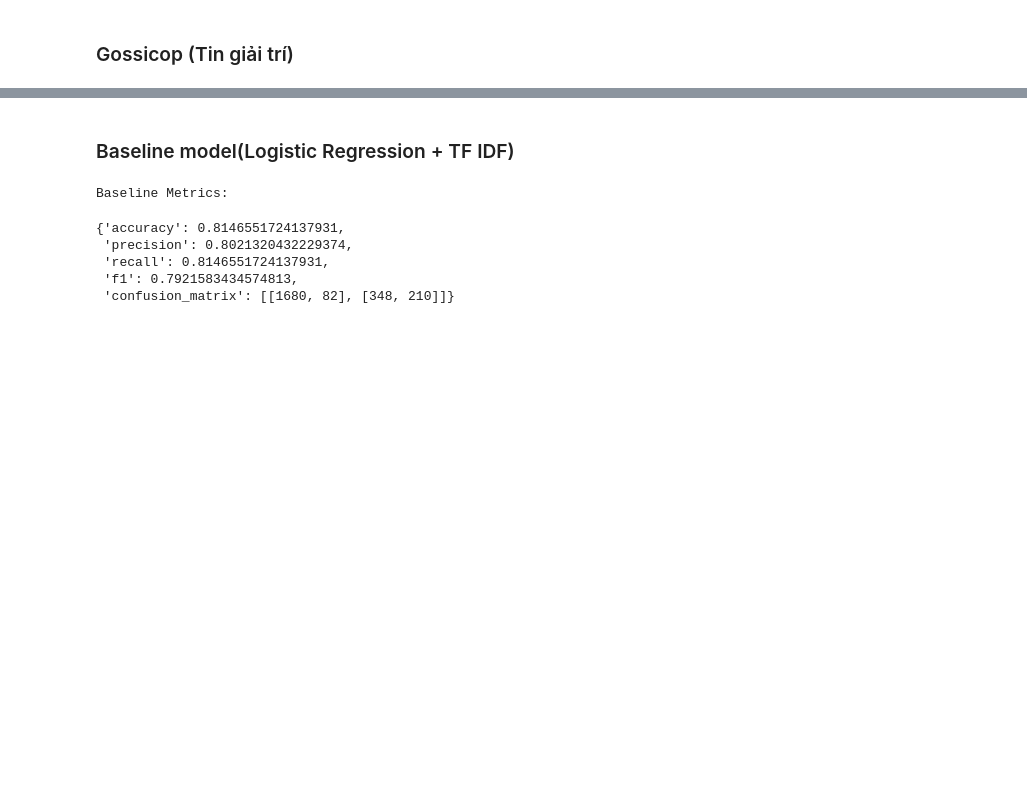
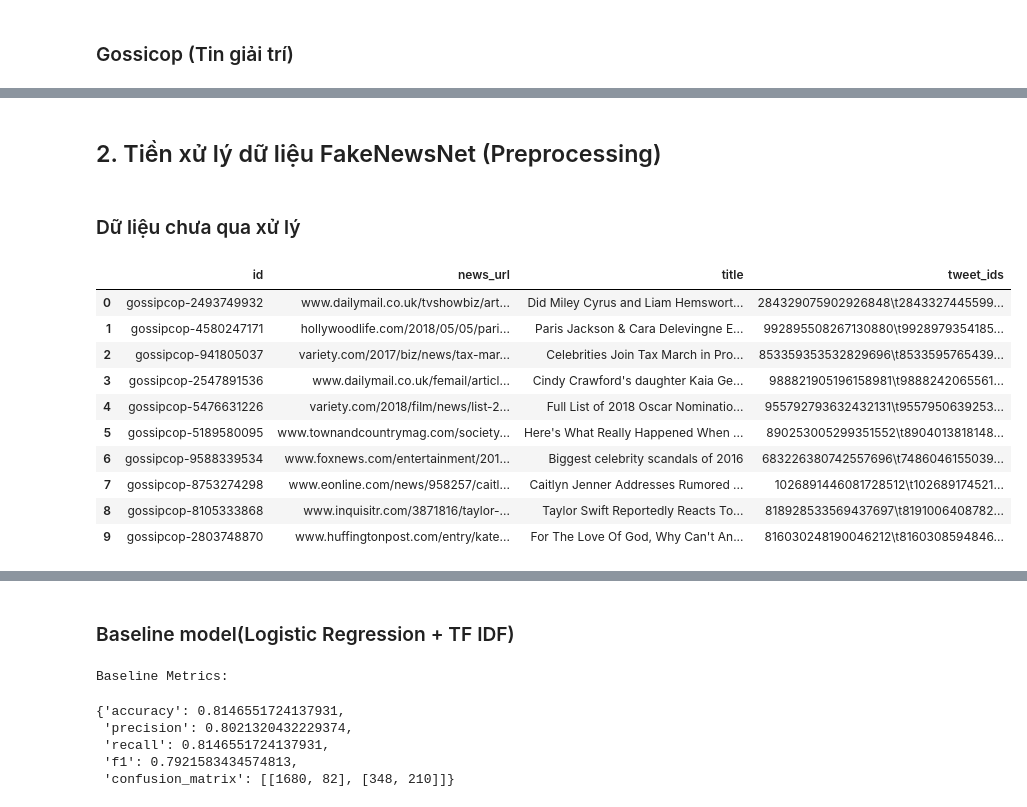
Before and after one commit to hanhut0710/fake_news_project, a Jupyter notebook: main.ipynb, the cells around one changed output, grey strips where cells are left out. Cells and saved outputs as stored; diff of their text form; code cells hidden in the pictures; blank space fills up the shorter version.

```diff
--- a/main.ipynb
+++ b/main.ipynb
@@ -13,15 +13,7 @@
 import pandas as pd
 import numpy as np
 
-df_gossicop = pd.concat([pd.read_csv('data/raw/gossipcop_fake.csv'), pd.read_csv('data/raw/gossipcop_real.csv')])
+goosicop_fake_news = pd.read_csv('data/raw/gossipcop_fake.csv')
 
-gossicop_fake = np.random.choice(df_gossicop, 10, replace=False)
-gossicop_real = np.random.choice(df_gossicop, 10, replace=False)
-
-print("Fake news samples:")
-for i, text in enumerate(gossicop_fake, 1):
-    print(f"{i}. {text[:100]}...")  # Print the first 100 characters
-print("\nReal news samples:")
-for i, text in enumerate(gossicop_real, 1):
-    print(f"{i}. {text[:100]}...")  # Print the first 100 characters
+goosicop_fake_news.head()
 # %% [output]
@@ -28,0 +26,4 @@ KeyError: 'label'
+# %%
+gossipcop_real_news = pd.read_csv('data/raw/gossipcop_real.csv')
+
+gossipcop_real_news.head()
@@ -28,0 +39,4 @@ KeyError: 'label'
+# %%
+politiifact_fake_news = pd.read_csv('data/raw/politifact_fake.csv')
+
+politiifact_fake_news.head()
@@ -28,0 +50,4 @@ KeyError: 'label'
+# %%
+politiifact_real_news = pd.read_csv('data/raw/politifact_real.csv')
+
+politiifact_real_news.head()
@@ -28,0 +117,18 @@ KeyError: 'label'
+# %% [markdown]
+## 2. Tiền xử lý dữ liệu FakeNewsNet (Preprocessing)
+# %% [markdown]
+### Dữ liệu chưa qua xử lý
+# %%
+df_news = pd.concat([goosicop_fake_news, gossipcop_real_news, politiifact_fake_news, politiifact_real_news], ignore_index=True)
+# %% [output]
+|  | id | news_url | title | tweet_ids |
+| 0 | gossipcop-2493749932 | www.dailymail.co.uk/tvshowbiz/art... | Did Miley Cyrus and Liam Hemswort... | 284329075902926848\t2843327445599... |
+| 1 | gossipcop-4580247171 | hollywoodlife.com/2018/05/05/pari... | Paris Jackson & Cara Delevingne E... | 992895508267130880\t9928979354185... |
+| 2 | gossipcop-941805037 | variety.com/2017/biz/news/tax-mar... | Celebrities Join Tax March in Pro... | 853359353532829696\t8533595765439... |
+| 3 | gossipcop-2547891536 | www.dailymail.co.uk/femail/articl... | Cindy Crawford's daughter Kaia Ge... | 988821905196158981\t9888242065561... |
+| 4 | gossipcop-5476631226 | variety.com/2018/film/news/list-2... | Full List of 2018 Oscar Nominatio... | 955792793632432131\t9557950639253... |
+| 5 | gossipcop-5189580095 | www.townandcountrymag.com/society... | Here's What Really Happened When ... | 890253005299351552\t8904013818148... |
+| 6 | gossipcop-9588339534 | www.foxnews.com/entertainment/201... | Biggest celebrity scandals of 2016 | 683226380742557696\t7486046155039... |
+| 7 | gossipcop-8753274298 | www.eonline.com/news/958257/caitl... | Caitlyn Jenner Addresses Rumored ... | 1026891446081728512\t102689174521... |
+| 8 | gossipcop-8105333868 | www.inquisitr.com/3871816/taylor-... | Taylor Swift Reportedly Reacts To... | 818928533569437697\t8191006408782... |
+| 9 | gossipcop-2803748870 | www.huffingtonpost.com/entry/kate... | For The Love Of God, Why Can't An... | 816030248190046212\t8160308594846... |
```
Also changed, not shown: parts of 11 cells of this notebook, 4 other files.
